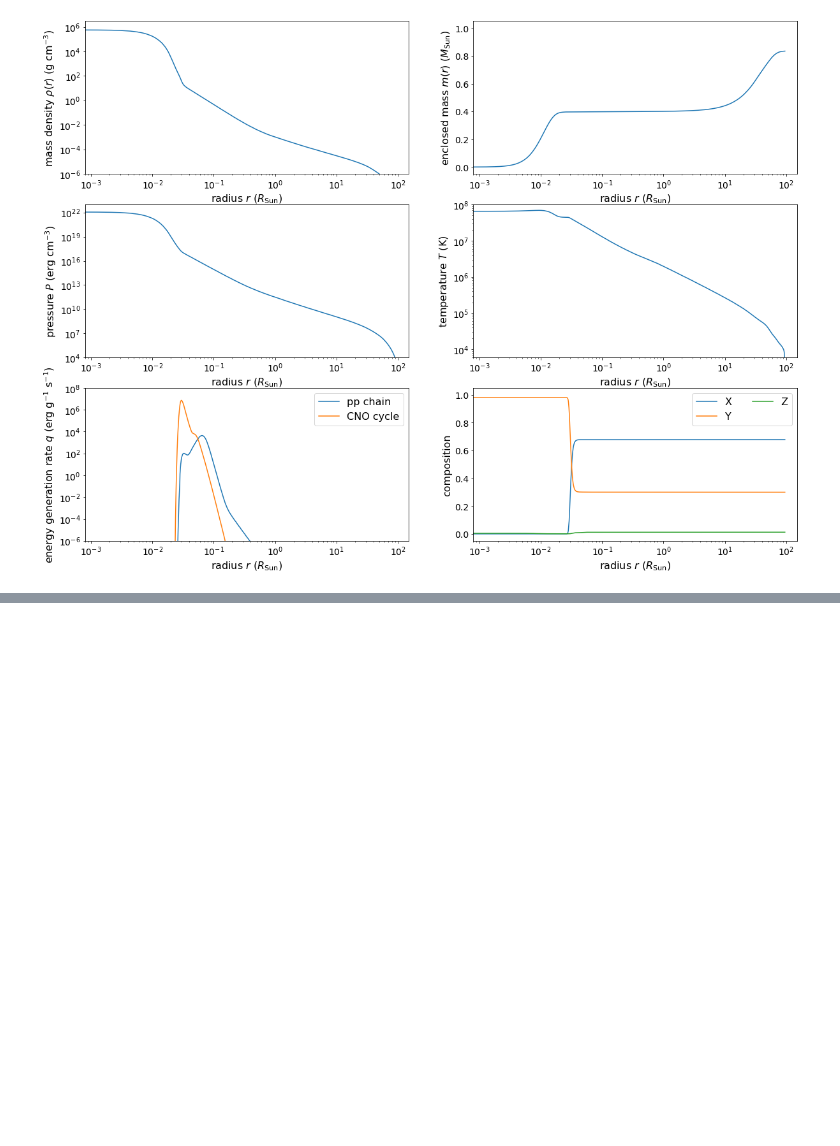
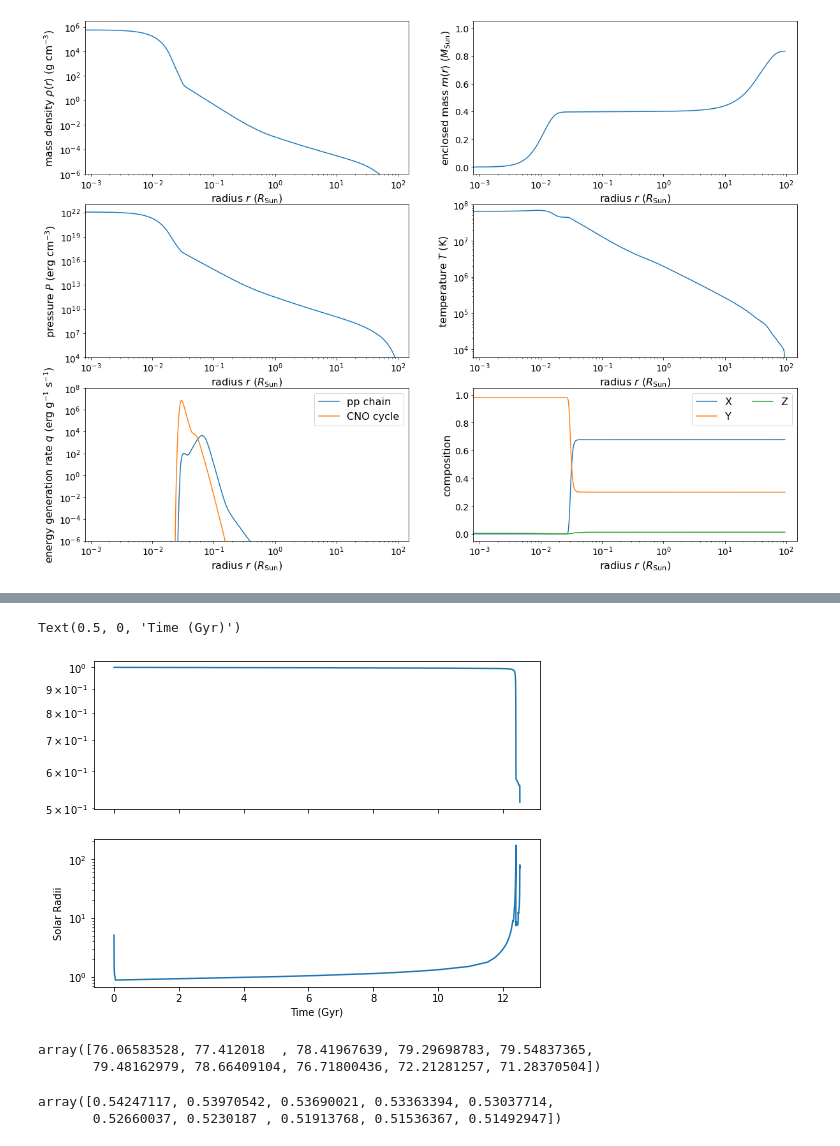
Before and after one commit to kevinmcmanus/ASTR3730_recitation, a Jupyter notebook: Lab 3/astr3730_lab3_mesa.ipynb, the cells around one changed output, grey strips where cells are left out. Cells and saved outputs as stored; diff of their text form; code cells hidden in the pictures; blank space fills up the shorter version.

```diff
--- a/Lab 3/astr3730_lab3_mesa.ipynb
+++ b/Lab 3/astr3730_lab3_mesa.ipynb
@@ -257 +295,22 @@ Optional to find on your own using the data object d:
 Note that the later stages starting with the "helium flash" are uncertain, and the details e.g. numbers for real stars have some uncertainty
+# %%
+fig = plt.figure(figsize=(8,6))
+ax = fig.subplots(2,1,sharex=True)
+ax[0].semilogy(d.data('star_age')/1e9, d.data('star_mass'))
+
+ax[1].semilogy(d.data('star_age')/1e9,10**d.data('log_R'))
+ax[1].set_ylabel('Solar Radii')
+ax[1].set_xlabel('Time (Gyr)')
+# %% [output]
+Text(0.5, 0, 'Time (Gyr)')
+[figure, added]
+# %%
+10**d.data('log_R')[-10:]
+# %% [output]
+array([76.06583528, 77.412018  , 78.41967639, 79.29698783, 79.54837365,
+       79.48162979, 78.66409104, 76.71800436, 72.21281257, 71.28370504])
+# %%
+d.data('star_mass')[-10:]
+# %% [output]
+array([0.54247117, 0.53970542, 0.53690021, 0.53363394, 0.53037714,
+       0.52660037, 0.5230187 , 0.51913768, 0.51536367, 0.51492947])
```
Also changed, not shown: parts of 6 cells of this notebook.
